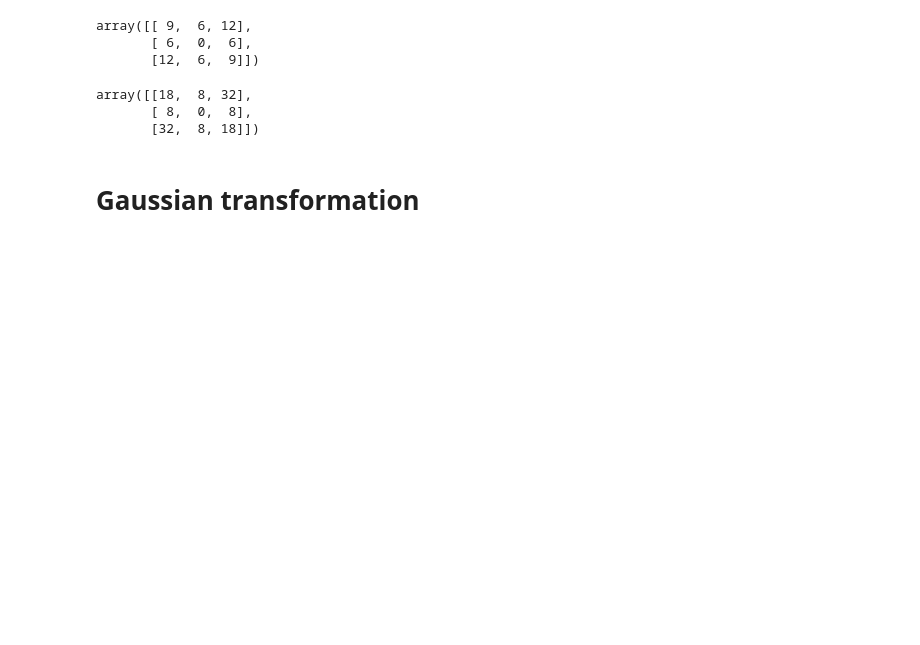
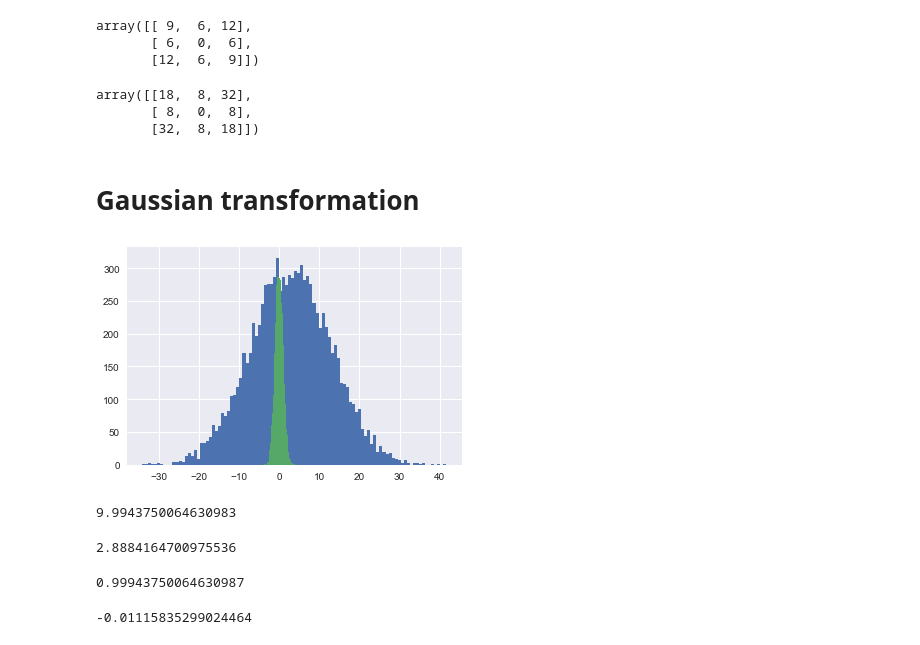
Before and after one commit to davidjuliancaldwell/machine-learning-class, a Jupyter notebook: hw0/hw0_notebook.ipynb, the cells around one changed output. Cells and saved outputs as stored; diff of their text form; code cells hidden in the pictures; blank space fills up the shorter version.

Commit message:
figured out gaussian transformation

```diff
--- a/hw0/hw0_notebook.ipynb
+++ b/hw0/hw0_notebook.ipynb
@@ -178,3 +183,25 @@ array([[18,  8, 32],
        [32,  8, 18]])
 # %% [markdown]
 # Gaussian transformation
+# %%
+sigma = 10
+mu = 3
+x = sigma*np.random.randn(10000) + mu
+plt.hist(x,bins=100);
+
+y = 1/sigma*x-(mu)/sigma
+plt.hist(y,bins=100);
+# %% [output]
+[figure, added]
+# %%
+np.std(x)
+np.mean(x)
+# %% [output]
+9.9943750064630983
+2.8884164700975536
+# %%
+np.std(y)
+np.mean(y)
+# %% [output]
+0.99943750064630987
+-0.01115835299024464
```
Also changed, not shown: parts of 1 cell of this notebook.
